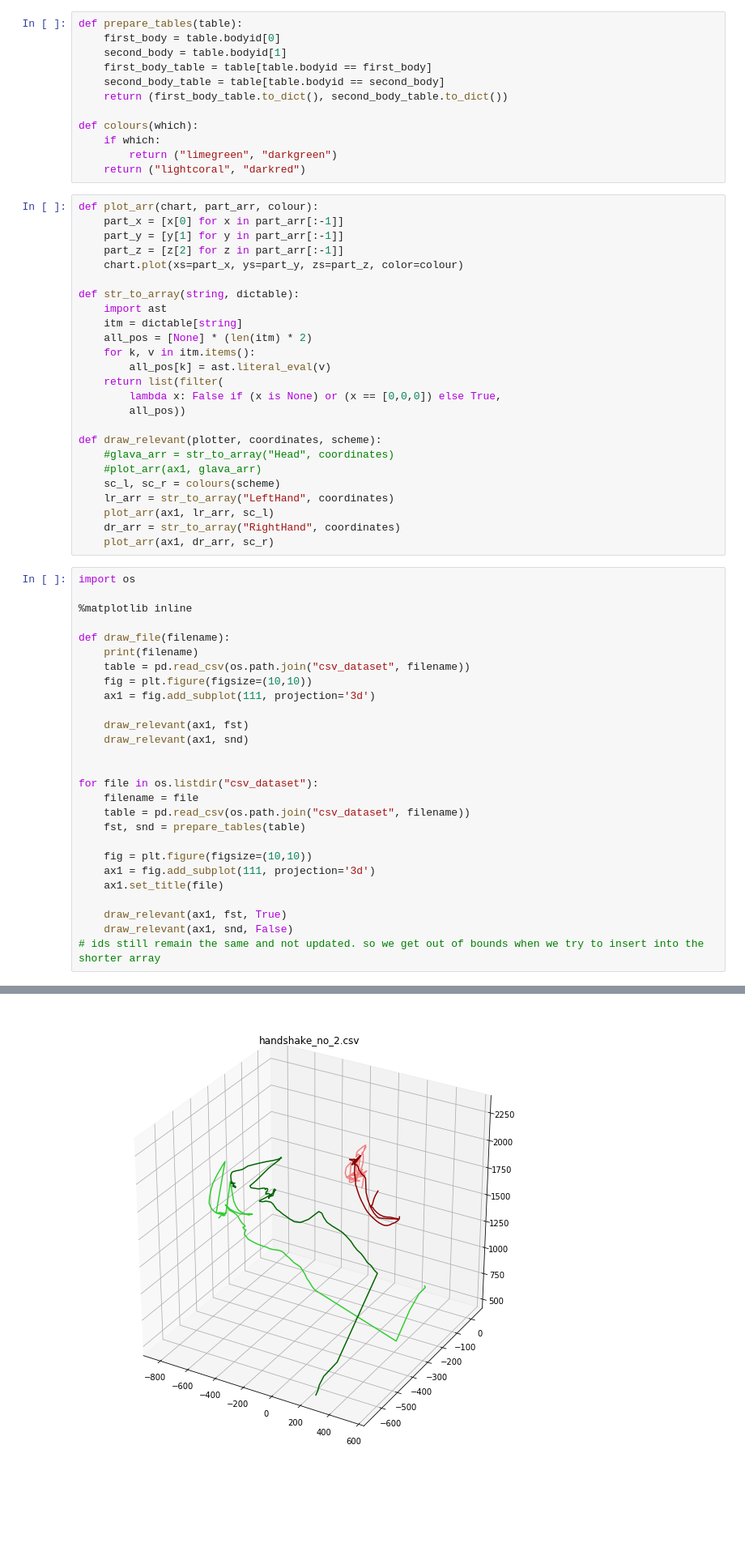
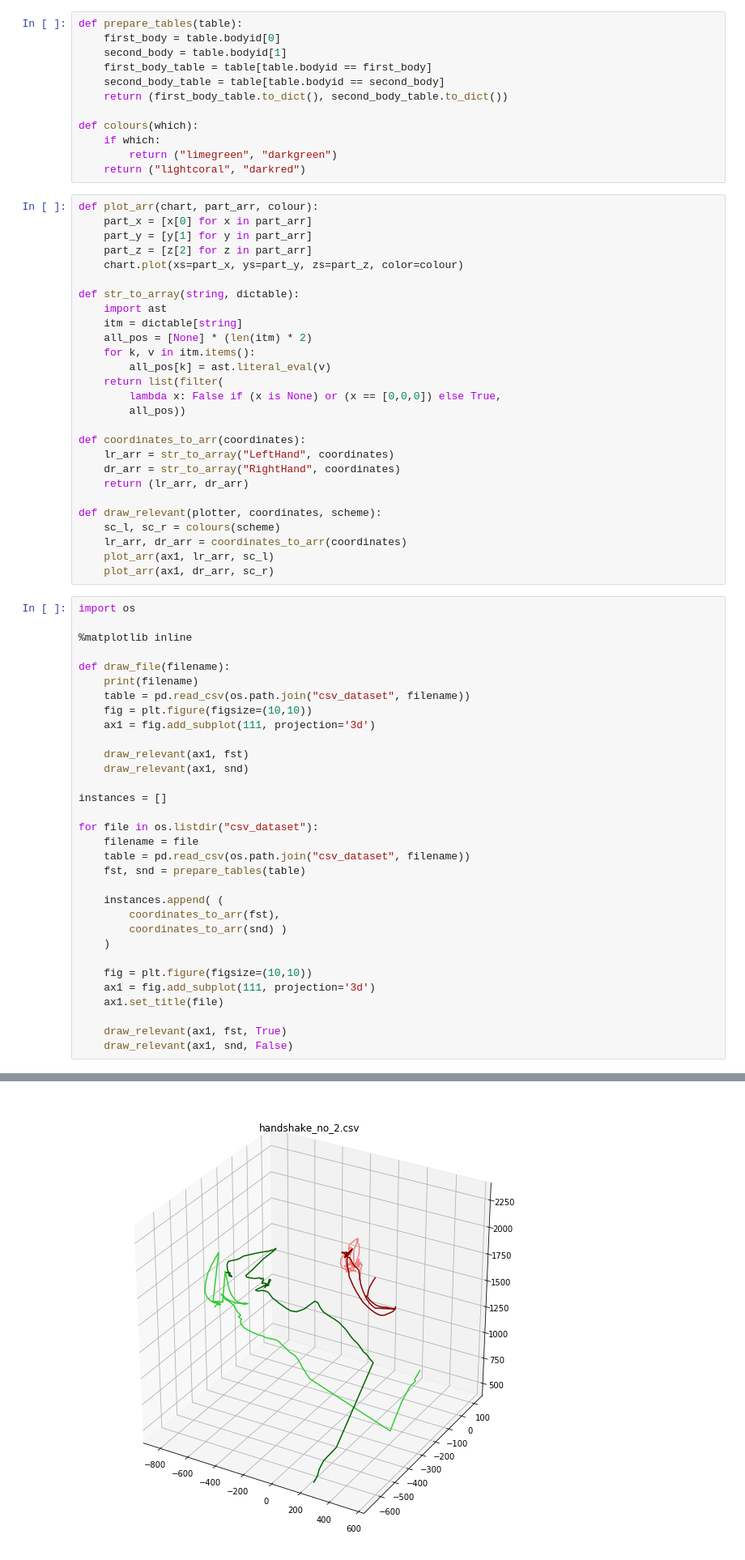
Before and after one commit to tadejpetric/behaviour-analysis, a Jupyter notebook: Astra_analysis.ipynb, the cells around one changed output, grey strips where cells are left out. Shown at 81% size. Saved outputs shown, nothing was run; the diff lists cells and outputs as text; blank space fills up the shorter version.

Commit message:
distances between curves

```diff
--- a/Astra_analysis.ipynb
+++ b/Astra_analysis.ipynb
@@ -19,9 +20,9 @@ def colours(which):
     return ("lightcoral", "darkred")
 # %%
 def plot_arr(chart, part_arr, colour):
-    part_x = [x[0] for x in part_arr[:-1]]
-    part_y = [y[1] for y in part_arr[:-1]]
-    part_z = [z[2] for z in part_arr[:-1]]
+    part_x = [x[0] for x in part_arr]
+    part_y = [y[1] for y in part_arr]
+    part_z = [z[2] for z in part_arr]
     chart.plot(xs=part_x, ys=part_y, zs=part_z, color=colour)
 
 def str_to_array(string, dictable):
@@ -34,13 +35,15 @@ def str_to_array(string, dictable):
         lambda x: False if (x is None) or (x == [0,0,0]) else True,
         all_pos))
 
+def coordinates_to_arr(coordinates):
+    lr_arr = str_to_array("LeftHand", coordinates)
+    dr_arr = str_to_array("RightHand", coordinates)
+    return (lr_arr, dr_arr)
+
 def draw_relevant(plotter, coordinates, scheme):
-    #glava_arr = str_to_array("Head", coordinates)
-    #plot_arr(ax1, glava_arr)
     sc_l, sc_r = colours(scheme)
-    lr_arr = str_to_array("LeftHand", coordinates)
+    lr_arr, dr_arr = coordinates_to_arr(coordinates)
     plot_arr(ax1, lr_arr, sc_l)
-    dr_arr = str_to_array("RightHand", coordinates)
     plot_arr(ax1, dr_arr, sc_r)
 # %%
 import os
@@ -56,11 +59,17 @@ def draw_file(filename):
     draw_relevant(ax1, fst)
     draw_relevant(ax1, snd)
 
+instances = []
 
 for file in os.listdir("csv_dataset"):
     filename = file
     table = pd.read_csv(os.path.join("csv_dataset", filename))
     fst, snd = prepare_tables(table)
+
+    instances.append( (
+        coordinates_to_arr(fst),
+        coordinates_to_arr(snd) )
+    )
 
     fig = plt.figure(figsize=(10,10))
     ax1 = fig.add_subplot(111, projection='3d')
@@ -68,6 +77,5 @@ for file in os.listdir("csv_dataset"):
 
     draw_relevant(ax1, fst, True)
     draw_relevant(ax1, snd, False)
-# ids still remain the same and not updated. so we get out of bounds when we try to insert into the shorter array
 # %% [output]
 [figure]
@@ -80,6 +88,6 @@ for file in os.listdir("csv_dataset"):
 [figure]
 [figure]
 [figure]
 [figure]
-[figure, old version]
+[figure, new version]
 [figure]
```
Also changed, not shown: parts of 7 cells of this notebook.
